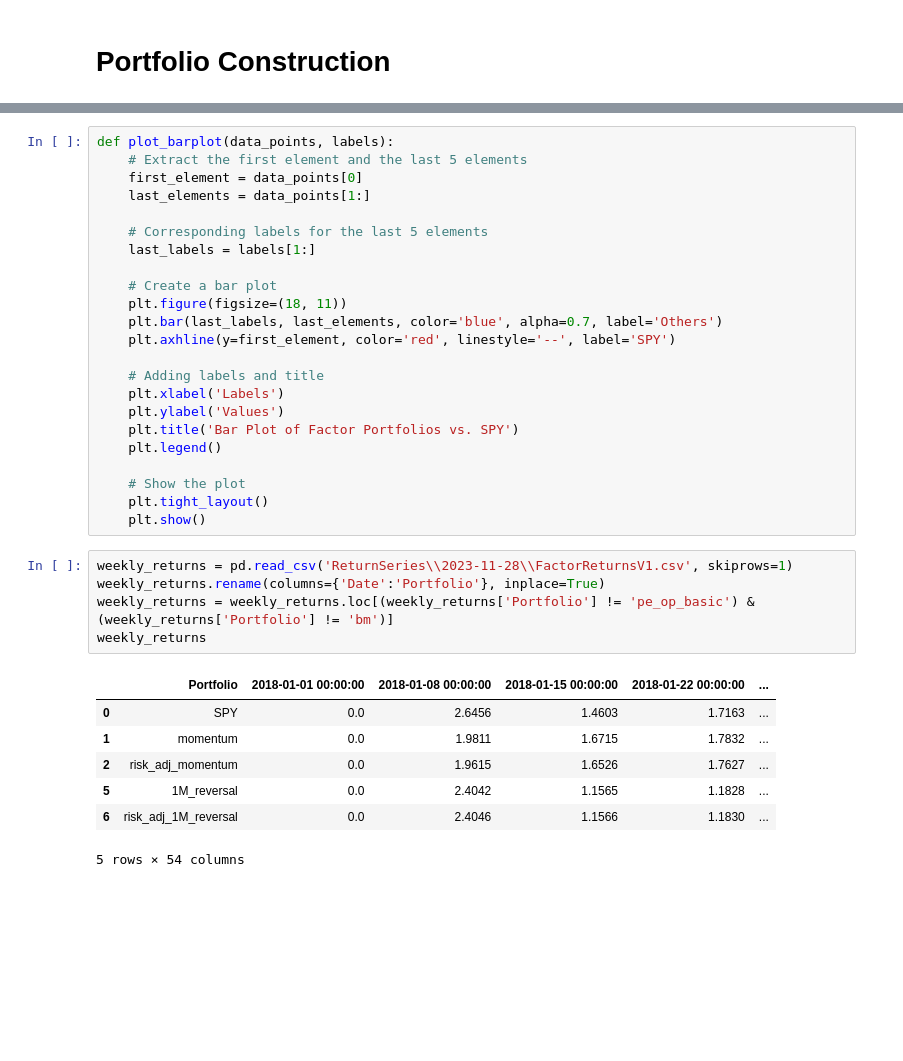
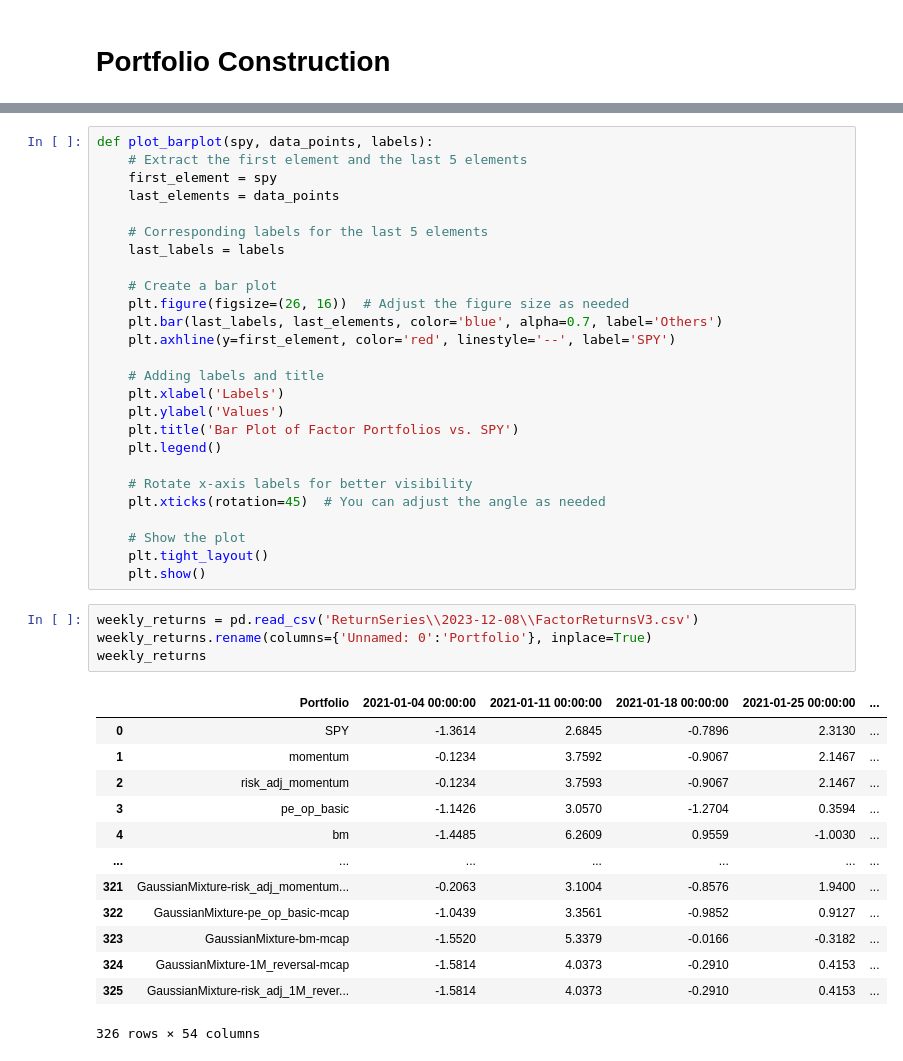
Before and after one commit to AkashRinge/Hierarchical-Risk-Parity, a Jupyter notebook: Portfolio_Construction_with_HRP.ipynb, the cells around one changed output, grey strips where cells are left out. Saved outputs shown, nothing was run; the diff lists cells and outputs as text; blank space fills up the shorter version.

```diff
--- a/Portfolio_Construction_with_HRP.ipynb
+++ b/Portfolio_Construction_with_HRP.ipynb
@@ -778,14 +766,14 @@ Save to CSV Complete
 # %%
-def plot_barplot(data_points, labels):
+def plot_barplot(spy, data_points, labels):
     # Extract the first element and the last 5 elements
-    first_element = data_points[0]
-    last_elements = data_points[1:]
+    first_element = spy
+    last_elements = data_points
 
     # Corresponding labels for the last 5 elements
-    last_labels = labels[1:]
+    last_labels = labels
 
     # Create a bar plot
-    plt.figure(figsize=(18, 11))
+    plt.figure(figsize=(26, 16))  # Adjust the figure size as needed
     plt.bar(last_labels, last_elements, color='blue', alpha=0.7, label='Others')
     plt.axhline(y=first_element, color='red', linestyle='--', label='SPY')
 
@@ -795,21 +783,29 @@ def plot_barplot(data_points, labels):
     plt.title('Bar Plot of Factor Portfolios vs. SPY')
     plt.legend()
 
+    # Rotate x-axis labels for better visibility
+    plt.xticks(rotation=45)  # You can adjust the angle as needed
+
     # Show the plot
     plt.tight_layout()
     plt.show()
 # %%
-weekly_returns = pd.read_csv('ReturnSeries\\2023-11-28\\FactorReturnsV1.csv', skiprows=1)
-weekly_returns.rename(columns={'Date':'Portfolio'}, inplace=True)
-weekly_returns = weekly_returns.loc[(weekly_returns['Portfolio'] != 'pe_op_basic') & (weekly_returns['Portfolio'] != 'bm')]
+weekly_returns = pd.read_csv('ReturnSeries\\2023-12-08\\FactorReturnsV3.csv')
+weekly_returns.rename(columns={'Unnamed: 0':'Portfolio'}, inplace=True)
 weekly_returns
 # %% [output]
-|  | Portfolio | 2018-01-01 00:00:00 | 2018-01-08 00:00:00 | 2018-01-15 00:00:00 | 2018-01-22 00:00:00 | ... |
-| 0 | SPY | 0.0 | 2.6456 | 1.4603 | 1.7163 | ... |
-| 1 | momentum | 0.0 | 1.9811 | 1.6715 | 1.7832 | ... |
-| 2 | risk_adj_momentum | 0.0 | 1.9615 | 1.6526 | 1.7627 | ... |
-| 5 | 1M_reversal | 0.0 | 2.4042 | 1.1565 | 1.1828 | ... |
-| 6 | risk_adj_1M_reversal | 0.0 | 2.4046 | 1.1566 | 1.1830 | ... |
+|  | Portfolio | 2021-01-04 00:00:00 | 2021-01-11 00:00:00 | 2021-01-18 00:00:00 | 2021-01-25 00:00:00 | ... |
+| 0 | SPY | -1.3614 | 2.6845 | -0.7896 | 2.3130 | ... |
+| 1 | momentum | -0.1234 | 3.7592 | -0.9067 | 2.1467 | ... |
+| 2 | risk_adj_momentum | -0.1234 | 3.7593 | -0.9067 | 2.1467 | ... |
+| 3 | pe_op_basic | -1.1426 | 3.0570 | -1.2704 | 0.3594 | ... |
+| 4 | bm | -1.4485 | 6.2609 | 0.9559 | -1.0030 | ... |
+| ... | ... | ... | ... | ... | ... | ... |
+| 321 | GaussianMixture-risk_adj_momentum... | -0.2063 | 3.1004 | -0.8576 | 1.9400 | ... |
+| 322 | GaussianMixture-pe_op_basic-mcap | -1.0439 | 3.3561 | -0.9852 | 0.9127 | ... |
+| 323 | GaussianMixture-bm-mcap | -1.5520 | 5.3379 | -0.0166 | -0.3182 | ... |
+| 324 | GaussianMixture-1M_reversal-mcap | -1.5814 | 4.0373 | -0.2910 | 0.4153 | ... |
+| 325 | GaussianMixture-risk_adj_1M_rever... | -1.5814 | 4.0373 | -0.2910 | 0.4153 | ... |
-5 rows × 54 columns
+326 rows × 54 columns
 # %%
 sum_returns = (1+(0.01 * weekly_returns.apply(pd.to_numeric, errors='coerce'))).prod(axis=1) - 1
```
Also changed, not shown: parts of 26 cells of this notebook, 1 other file.
